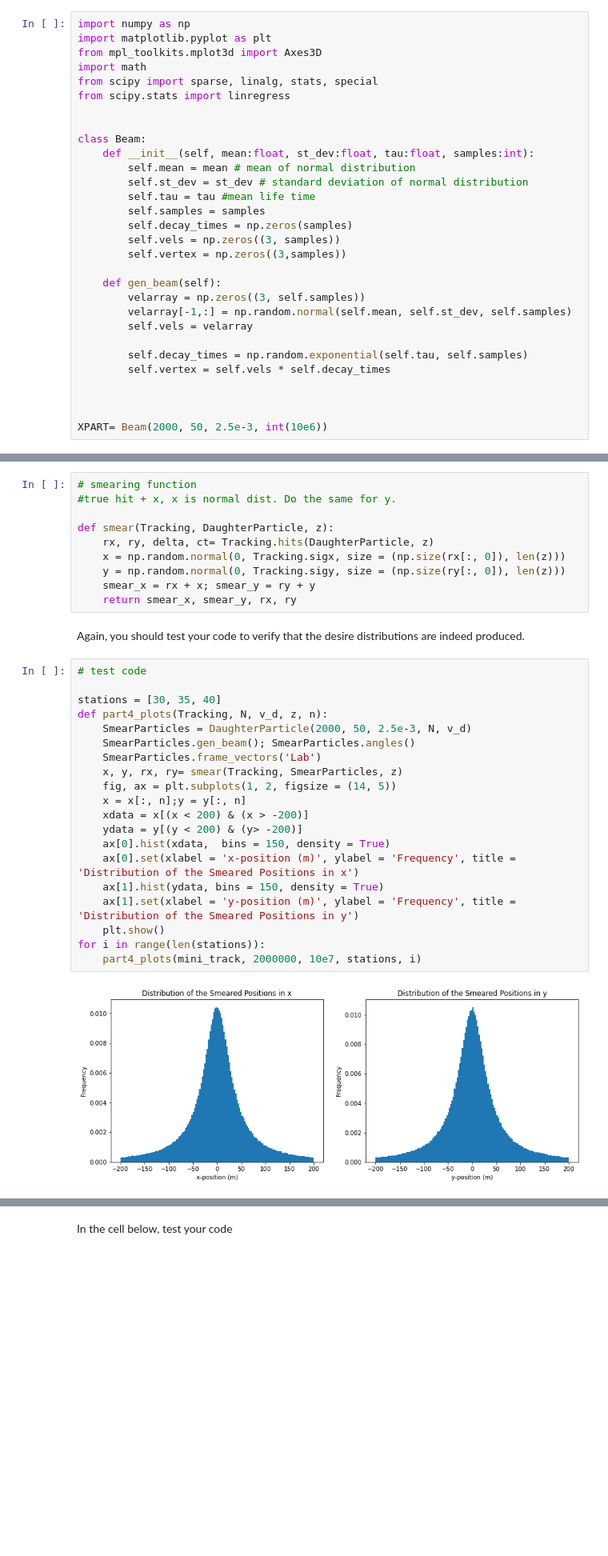
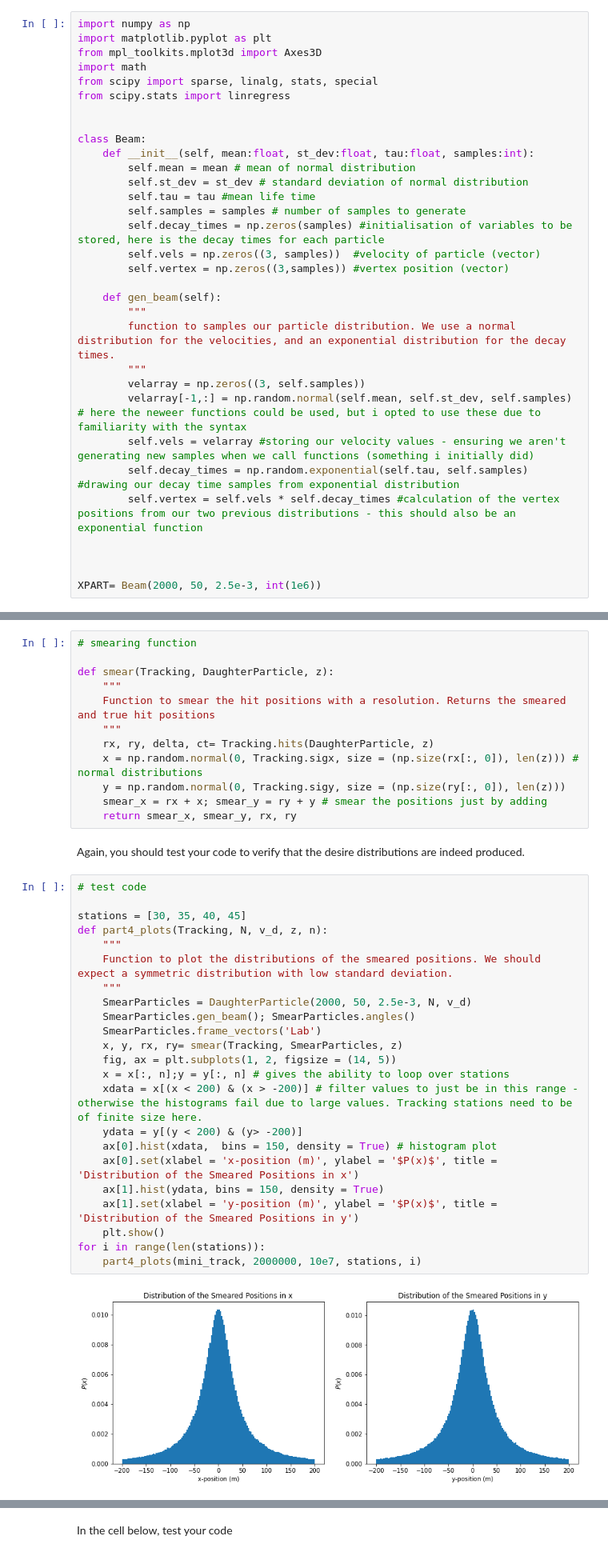
Before and after one commit to sam-you-ell/Computational-Physics, a Jupyter notebook: 3rd Year/Monte Carlo Sim/Montecarlo2.ipynb, the cells around one changed output, grey strips where cells are left out. Shown: that part at 80% size. Cells and saved outputs as stored; diff of their text form; blank space fills up the shorter version.

```diff
--- a/3rd Year/Monte Carlo Sim/Montecarlo2.ipynb
+++ b/3rd Year/Monte Carlo Sim/Montecarlo2.ipynb
@@ -38,22 +38,24 @@ class Beam:
         self.mean = mean # mean of normal distribution
         self.st_dev = st_dev # standard deviation of normal distribution
         self.tau = tau #mean life time
-        self.samples = samples
-        self.decay_times = np.zeros(samples)
-        self.vels = np.zeros((3, samples))
-        self.vertex = np.zeros((3,samples))
+        self.samples = samples # number of samples to generate
+        self.decay_times = np.zeros(samples) #initialisation of variables to be stored, here is the decay times for each particle
+        self.vels = np.zeros((3, samples))  #velocity of particle (vector)
+        self.vertex = np.zeros((3,samples)) #vertex position (vector)
 
     def gen_beam(self):
+        """
+        function to samples our particle distribution. We use a normal distribution for the velocities, and an exponential distribution for the decay times.
+        """
         velarray = np.zeros((3, self.samples))
-        velarray[-1,:] = np.random.normal(self.mean, self.st_dev, self.samples)
-        self.vels = velarray
-
-        self.decay_times = np.random.exponential(self.tau, self.samples)
-        self.vertex = self.vels * self.decay_times
+        velarray[-1,:] = np.random.normal(self.mean, self.st_dev, self.samples) # here the neweer functions could be used, but i opted to use these due to familiarity with the syntax
+        self.vels = velarray #storing our velocity values - ensuring we aren't generating new samples when we call functions (something i initially did)
+        self.decay_times = np.random.exponential(self.tau, self.samples) #drawing our decay time samples from exponential distribution
+        self.vertex = self.vels * self.decay_times #calculation of the vertex positions from our two previous distributions - this should also be an exponential function
 
 
 
-XPART= Beam(2000, 50, 2.5e-3, int(10e6))
+XPART= Beam(2000, 50, 2.5e-3, int(1e6))
 # %% [markdown]
 In the next cell, test your functions, and verify that they have the desired distributions.
 # %%
@@ -295,35 +365,40 @@ The tracking detectors are not perfect, and will measure position with some reso
 You should write a function which takes the true hit positions and smears them according to the detector resolution, to produce the reconstructed (or measure) hit positions.
 # %%
 # smearing function
-#true hit + x, x is normal dist. Do the same for y.
 
 def smear(Tracking, DaughterParticle, z):
+    """
+    Function to smear the hit positions with a resolution. Returns the smeared and true hit positions
+    """
     rx, ry, delta, ct= Tracking.hits(DaughterParticle, z)
-    x = np.random.normal(0, Tracking.sigx, size = (np.size(rx[:, 0]), len(z)))
+    x = np.random.normal(0, Tracking.sigx, size = (np.size(rx[:, 0]), len(z))) # normal distributions
     y = np.random.normal(0, Tracking.sigy, size = (np.size(ry[:, 0]), len(z)))
-    smear_x = rx + x; smear_y = ry + y
+    smear_x = rx + x; smear_y = ry + y # smear the positions just by adding
     return smear_x, smear_y, rx, ry
 # %% [markdown]
 Again, you should test your code to verify that the desire distributions are indeed produced.
 # %%
 # test code
 
-stations = [30, 35, 40]
+stations = [30, 35, 40, 45]
 def part4_plots(Tracking, N, v_d, z, n):
+    """
+    Function to plot the distributions of the smeared positions. We should expect a symmetric distribution with low standard deviation.
+    """
     SmearParticles = DaughterParticle(2000, 50, 2.5e-3, N, v_d)
     SmearParticles.gen_beam(); SmearParticles.angles()
     SmearParticles.frame_vectors('Lab')
     x, y, rx, ry= smear(Tracking, SmearParticles, z)
     fig, ax = plt.subplots(1, 2, figsize = (14, 5))
-    x = x[:, n];y = y[:, n]
-    xdata = x[(x < 200) & (x > -200)]
+    x = x[:, n];y = y[:, n] # gives the ability to loop over stations
+    xdata = x[(x < 200) & (x > -200)] # filter values to just be in this range - otherwise the histograms fail due to large values. Tracking stations need to be of finite size here.
     ydata = y[(y < 200) & (y> -200)]
-    ax[0].hist(xdata,  bins = 150, density = True)
-    ax[0].set(xlabel = 'x-position (m)', ylabel = 'Frequency', title = 'Distribution of the Smeared Positions in x')
+    ax[0].hist(xdata,  bins = 150, density = True) # histogram plot
+    ax[0].set(xlabel = 'x-position (m)', ylabel = '$P(x)$', title = 'Distribution of the Smeared Positions in x')
     ax[1].hist(ydata, bins = 150, density = True)
-    ax[1].set(xlabel = 'y-position (m)', ylabel = 'Frequency', title = 'Distribution of the Smeared Positions in y')
+    ax[1].set(xlabel = 'y-position (m)', ylabel = '$P(x)$', title = 'Distribution of the Smeared Positions in y')
     plt.show()
 for i in range(len(stations)):
     part4_plots(mini_track, 2000000, 10e7, stations, i)
 # %% [output]
-[figure, old version]
+[figure, new version]
```
Also changed, not shown: parts of 16 cells of this notebook, 1 other file.
